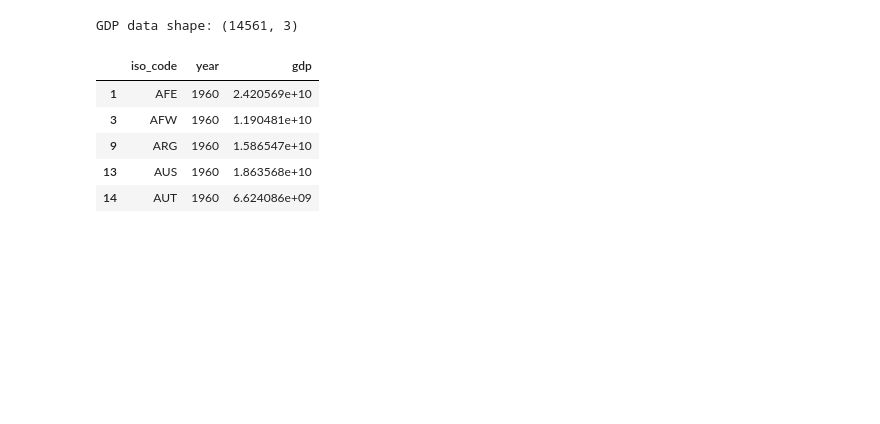
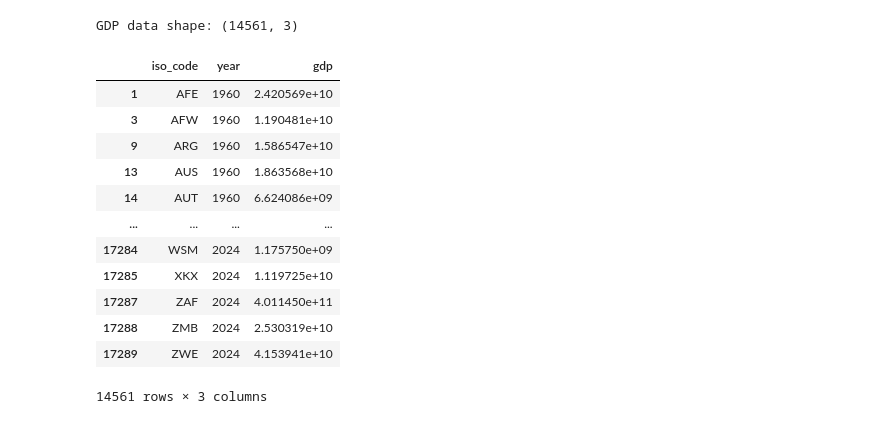
Before and after one commit to fabianfrank-dev/carbon_analysis, a Jupyter notebook: processor.ipynb, the cells around one changed output. Saved outputs shown, nothing was run; the diff lists cells and outputs as text; code cells hidden in the pictures; blank space fills up the shorter version.

```diff
--- a/processor.ipynb
+++ b/processor.ipynb
@@ -36,32 +152,40 @@ gdp_df = pd.read_csv('data/gdp_data.csv')
 year_columns = [col for col in gdp_df.columns if col.isdigit()]
 gdp_long = gdp_df.melt(
     id_vars=['Country Name', 'Country Code', 'Indicator Name', 'Indicator Code'],
     value_vars=year_columns,
     var_name='year',
     value_name='gdp'
 )
 
 # convert year to integer and gdp to numeric
 gdp_long['year'] = gdp_long['year'].astype(int)
 gdp_long['gdp'] = pd.to_numeric(gdp_long['gdp'], errors='coerce')
 
 # rename Country Code to iso_code for merging
 gdp_long = gdp_long.rename(columns={'Country Code': 'iso_code'})
 
 # keep only the columns we need
 gdp_long = gdp_long[['iso_code', 'year', 'gdp']]
 
 # remove rows with missing GDP values
 gdp_long = gdp_long.dropna(subset=['gdp'])
 
 print(f"GDP data shape: {gdp_long.shape}")
-gdp_long.head()
+
+gdp_long
 # %% [output]
 GDP data shape: (14561, 3)
 |  | iso_code | year | gdp |
 | 1 | AFE | 1960 | 2.420569e+10 |
 | 3 | AFW | 1960 | 1.190481e+10 |
 | 9 | ARG | 1960 | 1.586547e+10 |
 | 13 | AUS | 1960 | 1.863568e+10 |
 | 14 | AUT | 1960 | 6.624086e+09 |
+| ... | ... | ... | ... |
+| 17284 | WSM | 2024 | 1.175750e+09 |
+| 17285 | XKX | 2024 | 1.119725e+10 |
+| 17287 | ZAF | 2024 | 4.011450e+11 |
+| 17288 | ZMB | 2024 | 2.530319e+10 |
+| 17289 | ZWE | 2024 | 4.153941e+10 |
+14561 rows × 3 columns
 # %% [markdown]
```
Also changed, not shown: parts of 13 cells of this notebook.
